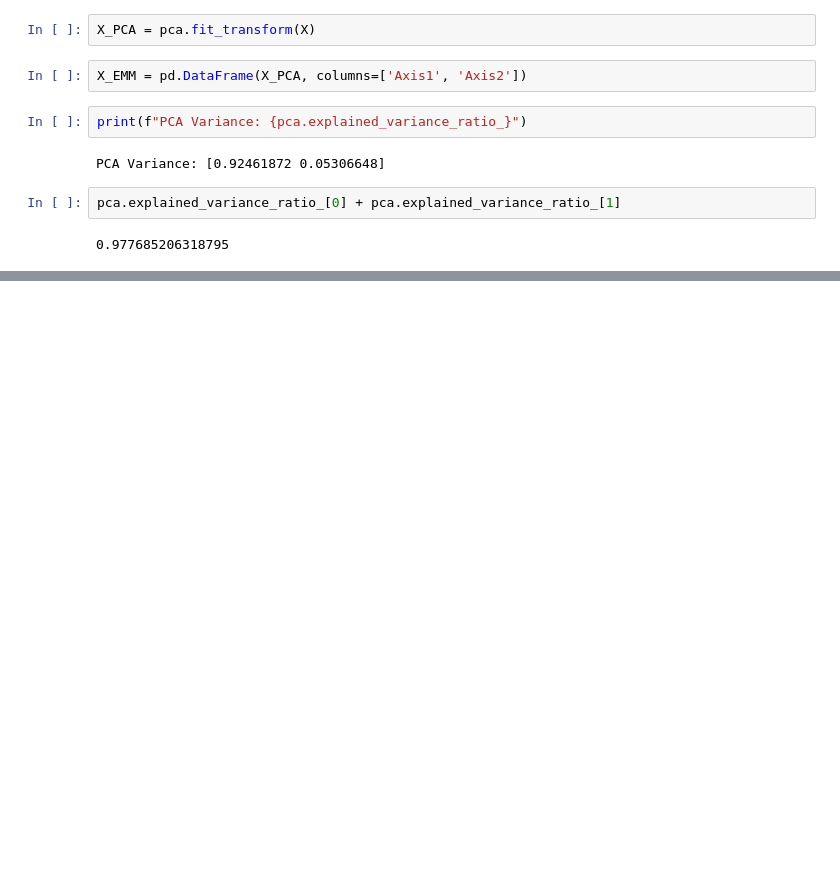
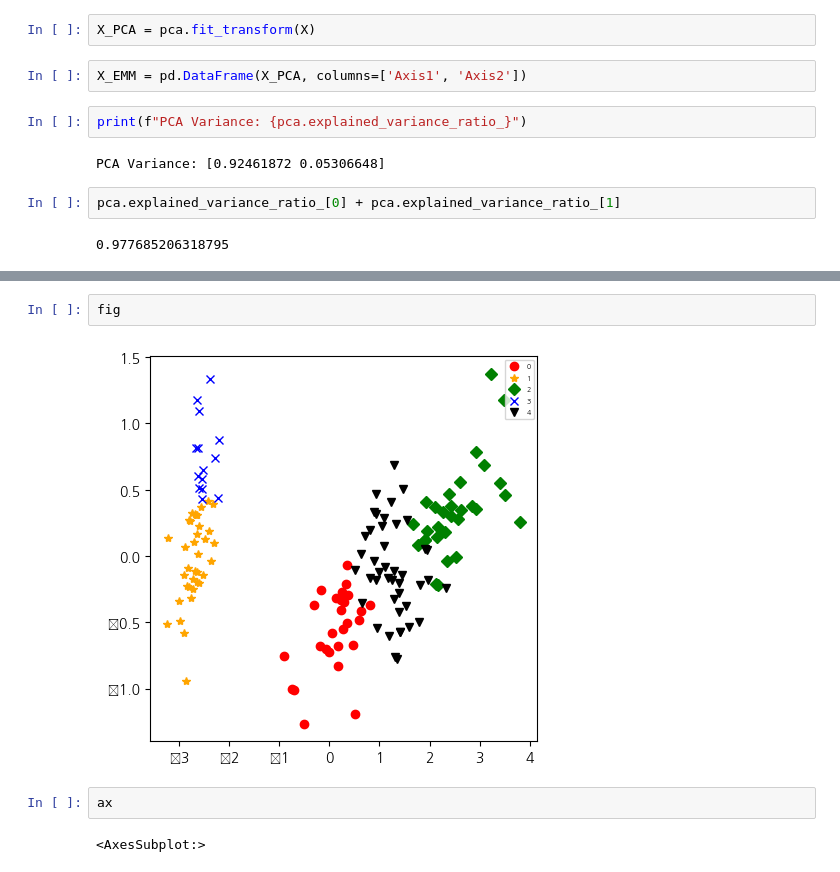
Before and after one commit to miri6913/Fast_Campus-Machine_Learning-, a Jupyter notebook: Clustering/k-means.ipynb, the cells around one changed output, grey strips where cells are left out. Saved outputs shown, nothing was run; the diff lists cells and outputs as text; blank space fills up the shorter version.

```diff
--- a/Clustering/k-means.ipynb
+++ b/Clustering/k-means.ipynb
@@ -206,0 +254,8 @@ pca.explained_variance_ratio_[0] + pca.explained_variance_ratio_[1]
+# %%
+fig
+# %% [output]
+[figure, added]
+# %%
+ax
+# %% [output]
+<AxesSubplot:>
```
Also changed, not shown: parts of 8 cells of this notebook.
